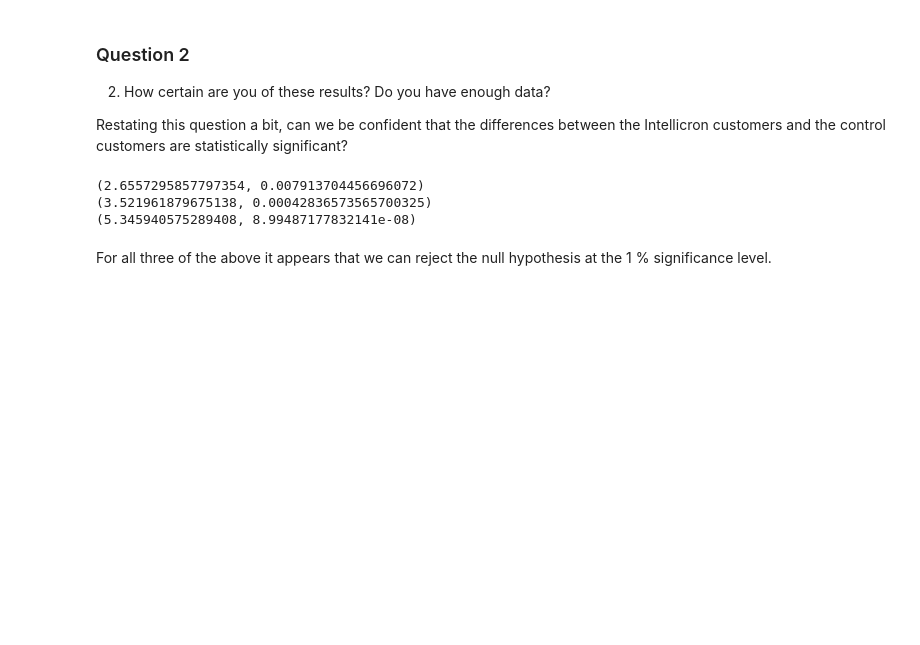
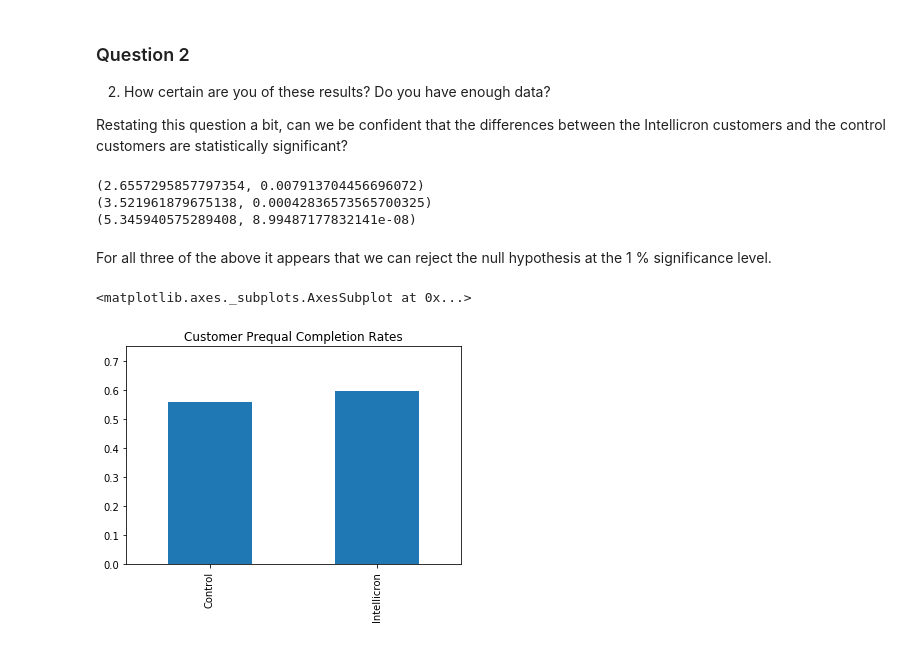
Before and after one commit to ravedappeport/bakingBread, a Jupyter notebook: rappeportBread.ipynb, the cells around one changed output. Drawn from its saved outputs; the diff is of its cells as text; code cells hidden in the pictures; blank space fills up the shorter version.

```diff
--- a/rappeportBread.ipynb
+++ b/rappeportBread.ipynb
@@ -155,3 +155,14 @@ print(ztest(i_df.completed_prequal,control_df.completed_prequal))
 (5.345940575289408, 8.99487177832141e-08)
 # %% [markdown]
 For all three of the above it appears that we can reject the null hypothesis at the 1 % significance level.
+# %%
+# adding some charts for the presentation
+%matplotlib inline
+
+dat = {'Control':control_df.completed_prequal.mean(),
+      'Intellicron':i_df.completed_prequal.mean()}
+df_bar = pd.DataFrame(data=dat,index=[0]).T
+df_bar.plot(kind='bar',title='Customer Prequal Completion Rates',ylim=[0,.75],legend=False)
+# %% [output]
+<matplotlib.axes._subplots.AxesSubplot at 0x...>
+[figure, added]
```
Also changed, not shown: parts of 1 cell of this notebook.
